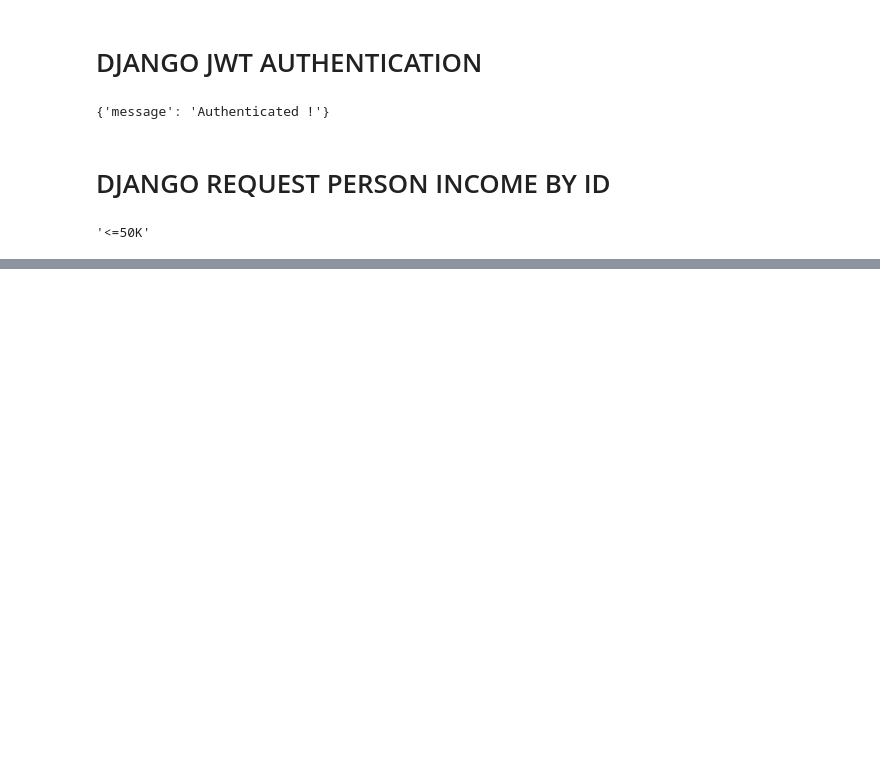
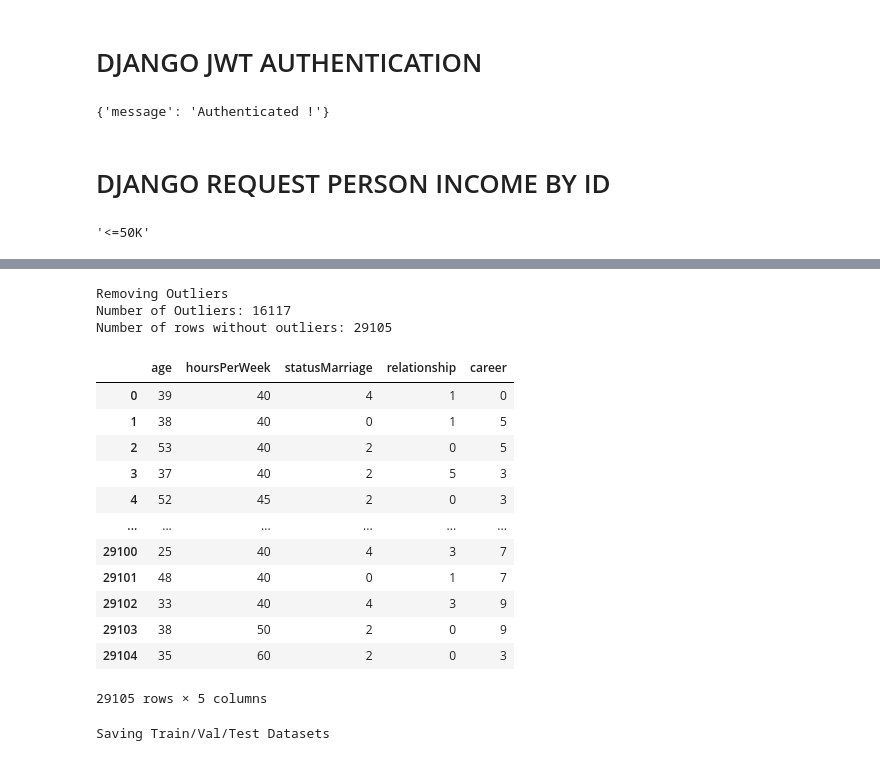
Before and after one commit to calinjovrea/AIFinancialStatusTask, a Jupyter notebook: AIFinancialStatusTaskFoodstyles.ipynb, the cells around one changed output, grey strips where cells are left out. Cells and saved outputs as stored; diff of their text form; code cells hidden in the pictures; blank space fills up the shorter version.

```diff
--- a/AIFinancialStatusTaskFoodstyles.ipynb
+++ b/AIFinancialStatusTaskFoodstyles.ipynb
@@ -414,0 +442,43 @@ label_encoders['income'].inverse_transform([int(result['result'])])[0]
+# %%
+cleaned_relevant_dataset = pd.DataFrame(columns=relevant_features)
+for feature in relevant_features:
+    if feature in numerical_features:
+        cleaned_relevant_dataset[feature] = dataset[feature]
+    elif feature in categorical_features:
+        cleaned_relevant_dataset[feature] = label_encoders[feature].transform(dataset[feature].values)
+# %%
+# Removing outliers to enhance the dataset's features correlation importance during the training
+# part of the model's creation pipeline
+
+print('Removing Outliers')
+
+clf = IsolationForest(max_samples = 100, random_state = 0)
+clf.fit(cleaned_relevant_dataset)
+y_noano = clf.predict(cleaned_relevant_dataset)
+y_noano = pd.DataFrame(y_noano, columns = ['Top'])
+y_noano[y_noano['Top'] == 1].index.values
+
+cleaned_relevant_dataset = cleaned_relevant_dataset.iloc[y_noano[y_noano['Top'] == 1].index.values]
+cleaned_relevant_dataset.reset_index(drop = True, inplace = True)
+print("Number of Outliers: {}".format(y_noano[y_noano['Top'] == -1].shape[0]))
+print("Number of rows without outliers: {}".format(cleaned_relevant_dataset.shape[0]))
+# %% [output]
+Removing Outliers
+Number of Outliers: 16117
+Number of rows without outliers: 29105
+# %%
+cleaned_relevant_dataset
+# %% [output]
+|  | age | hoursPerWeek | statusMarriage | relationship | career |
+| 0 | 39 | 40 | 4 | 1 | 0 |
+| 1 | 38 | 40 | 0 | 1 | 5 |
+| 2 | 53 | 40 | 2 | 0 | 5 |
+| 3 | 37 | 40 | 2 | 5 | 3 |
+| 4 | 52 | 45 | 2 | 0 | 3 |
+| ... | ... | ... | ... | ... | ... |
+| 29100 | 25 | 40 | 4 | 3 | 7 |
+| 29101 | 48 | 40 | 0 | 1 | 7 |
+| 29102 | 33 | 40 | 4 | 3 | 9 |
+| 29103 | 38 | 50 | 2 | 0 | 9 |
+| 29104 | 35 | 60 | 2 | 0 | 3 |
+29105 rows × 5 columns
@@ -414,0 +490,14 @@ label_encoders['income'].inverse_transform([int(result['result'])])[0]
+# %%
+# Saving data due to outliers removal from the datasets
+
+print('Saving Train/Val/Test Datasets')
+
+relevant_X_train.to_csv(data_folder+'relevant_X_train.csv',index=False,header=1)
+relevant_X_val.to_csv(data_folder+'relevant_X_val.csv',index=False,header=1)
+relevant_X_test.to_csv(data_folder+'relevant_X_test.csv',index=False,header=1)
+
+relevant_Y_train.to_csv(data_folder+'relevant_Y_train.csv',index=False,header=1)
+relevant_Y_val.to_csv(data_folder+'relevant_Y_val.csv',index=False,header=1)
+relevant_Y_test.to_csv(data_folder+'relevant_Y_test.csv',index=False,header=1)
+# %% [output]
+Saving Train/Val/Test Datasets
```
Also changed, not shown: parts of 16 cells of this notebook.
